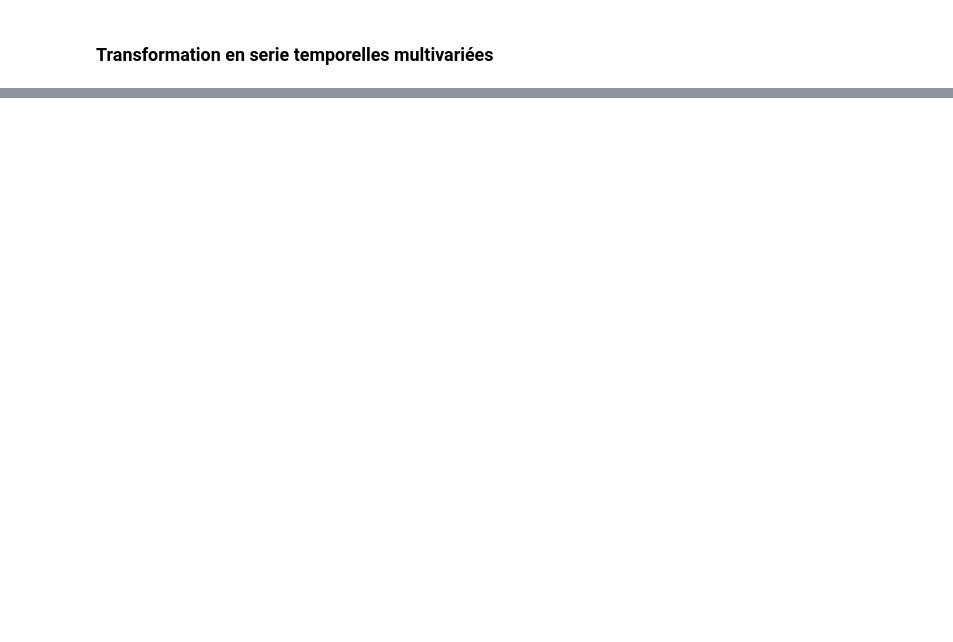
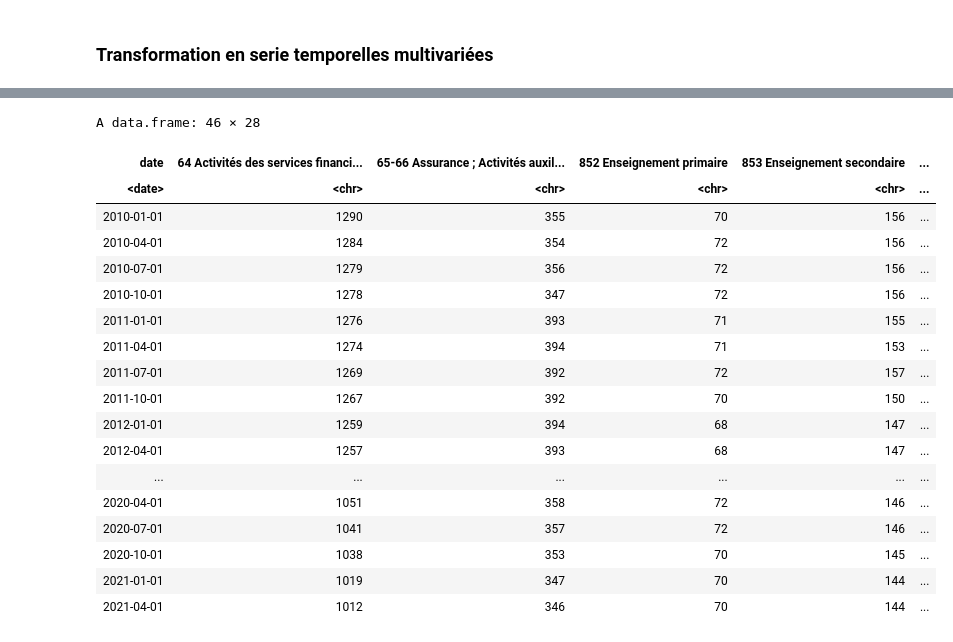
Before and after one commit to Jay-boo/TimeSeries_ACOSS, a Jupyter notebook: main.ipynb, the cells around one changed output, grey strips where cells are left out. Drawn from its saved outputs; the diff is of its cells as text; code cells hidden in the pictures; blank space fills up the shorter version.

```diff
--- a/main.ipynb
+++ b/main.ipynb
@@ -225,0 +243,42 @@ Group variables            None
+# %%
+#------------------------
+# Format Date variable
+
+tmp <-df%>%as.data.frame
+tmp <-cbind("date"=rep(NA,nrow(tmp)),tmp)
+for (i in 1:nrow(tmp)){
+    tmp.format.date <- strsplit(rownames(df)[i],"nb_etab")[[1]][2]
+    subsplit <-strsplit(tmp.format.date,"T")[[1]]
+    year<-subsplit[1]
+    trimester <- subsplit[2]
+    month <-switch(trimester,
+        "1"="01",
+        "2"="04",
+        "3"="07",
+        "4"="10"
+    )
+    tmp[i,1] <- paste(year,month,"01",sep="-")
+}
+tmp$date <-as.Date(tmp$date)
+rownames(tmp) <- NULL
+tmp
+# %% [output]
+A data.frame: 46 × 28
+| date | 64 Activités des services financi... | 65-66 Assurance ; Activités auxil... | 852 Enseignement primaire | 853 Enseignement secondaire | ... |
+| <date> | <chr> | <chr> | <chr> | <chr> | ... |
+| 2010-01-01 | 1290 | 355 | 70 | 156 | ... |
+| 2010-04-01 | 1284 | 354 | 72 | 156 | ... |
+| 2010-07-01 | 1279 | 356 | 72 | 156 | ... |
+| 2010-10-01 | 1278 | 347 | 72 | 156 | ... |
+| 2011-01-01 | 1276 | 393 | 71 | 155 | ... |
+| 2011-04-01 | 1274 | 394 | 71 | 153 | ... |
+| 2011-07-01 | 1269 | 392 | 72 | 157 | ... |
+| 2011-10-01 | 1267 | 392 | 70 | 150 | ... |
+| 2012-01-01 | 1259 | 394 | 68 | 147 | ... |
+| 2012-04-01 | 1257 | 393 | 68 | 147 | ... |
+| ... | ... | ... | ... | ... | ... |
+| 2020-04-01 | 1051 | 358 | 72 | 146 | ... |
+| 2020-07-01 | 1041 | 357 | 72 | 146 | ... |
+| 2020-10-01 | 1038 | 353 | 70 | 145 | ... |
+| 2021-01-01 | 1019 | 347 | 70 | 144 | ... |
+| 2021-04-01 | 1012 | 346 | 70 | 144 | ... |
```
Also changed, not shown: parts of 11 cells of this notebook, 1 other file.
